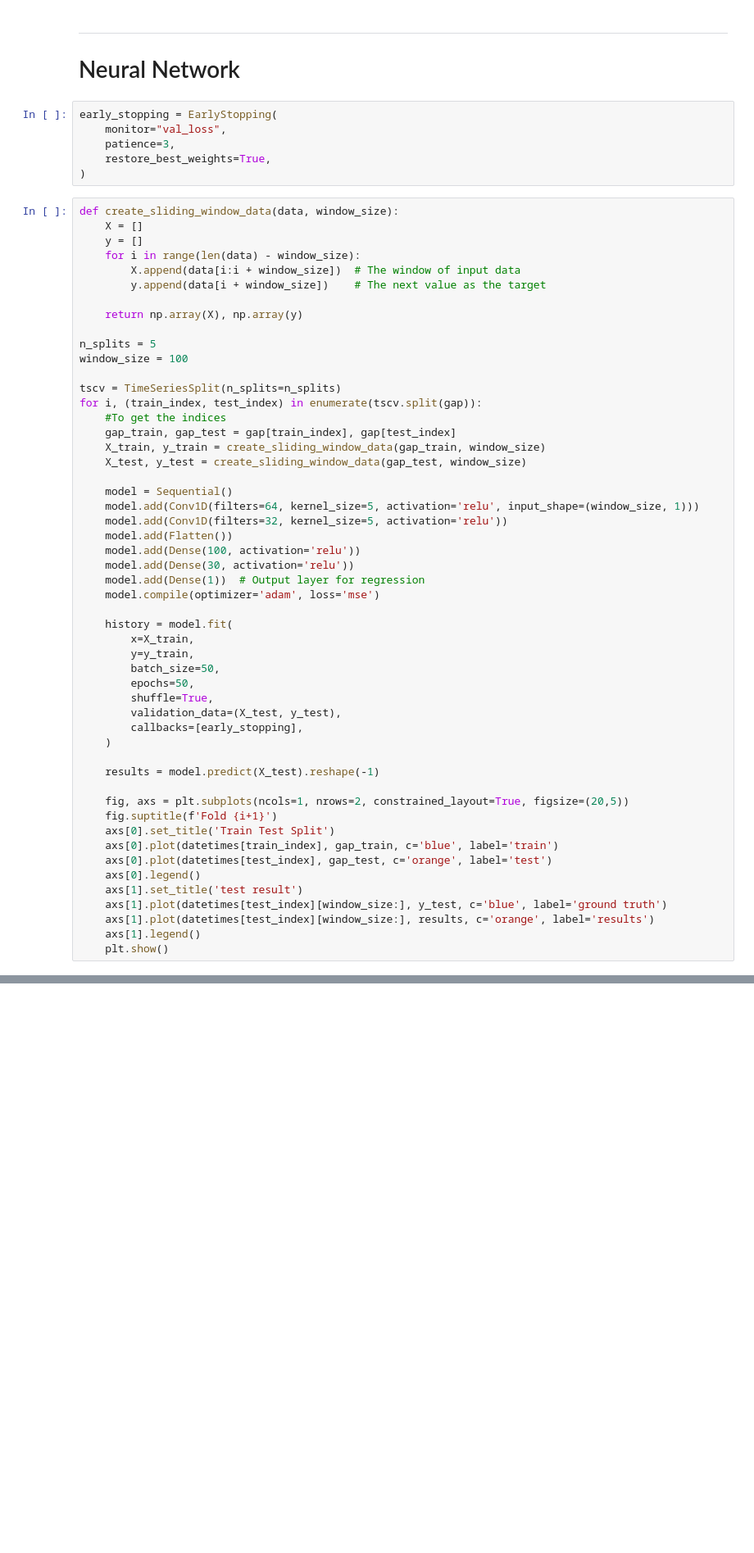
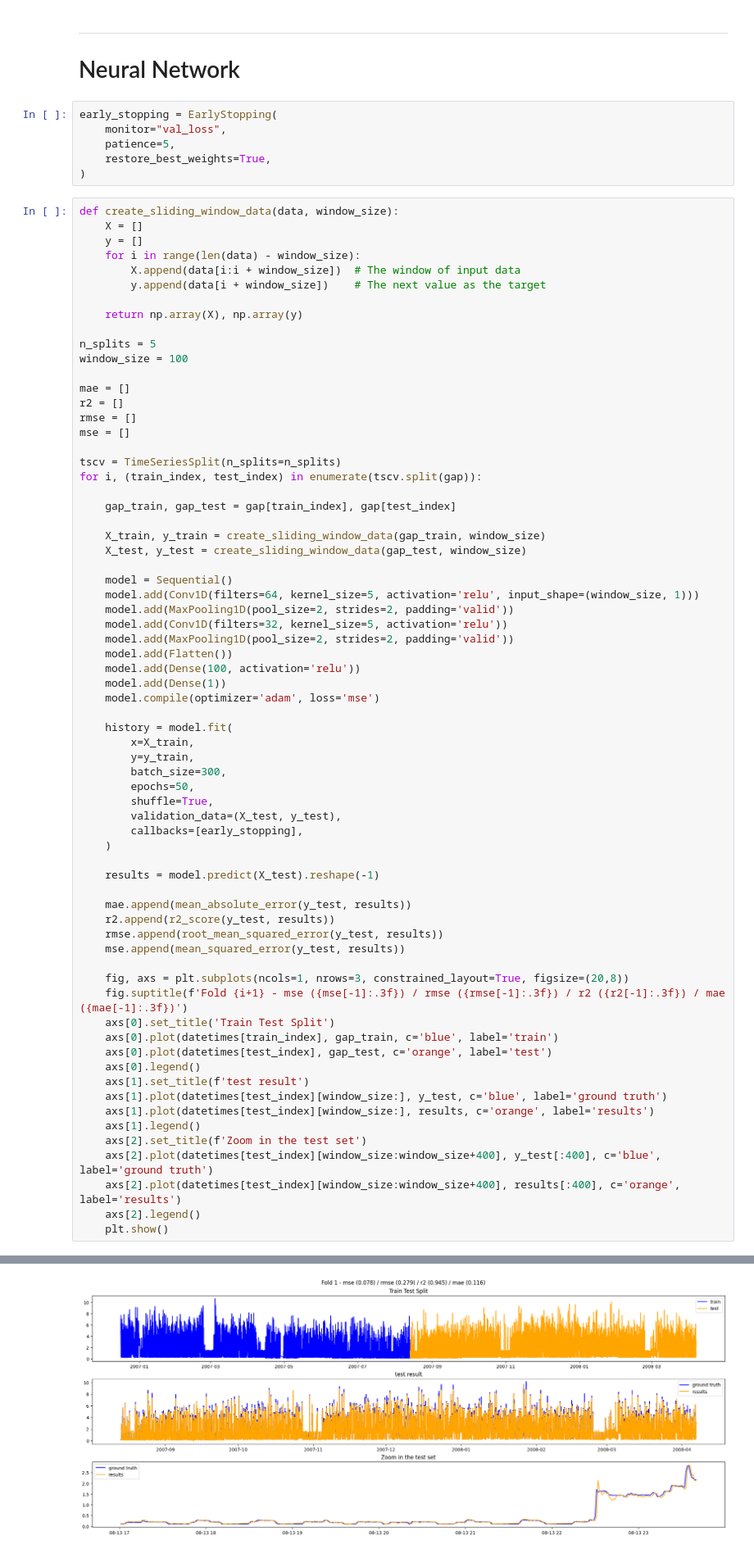
Before and after one commit to phdomingues/FEI-PhD_Masters-Subjects, a Jupyter notebook: NeuralNetworks/Atv06-CNN1D_Forecasting/Atv06.ipynb, the cells around one changed output, grey strips where cells are left out. Shown at 82% size. Saved outputs shown, nothing was run; the diff lists cells and outputs as text; blank space fills up the shorter version.

```diff
--- a/NeuralNetworks/Atv06-CNN1D_Forecasting/Atv06.ipynb
+++ b/NeuralNetworks/Atv06-CNN1D_Forecasting/Atv06.ipynb
@@ -53,7 +101,7 @@ ax.plot(gap[:500])
 # %%
 early_stopping = EarlyStopping(
     monitor="val_loss",
-    patience=3,
+    patience=5,
     restore_best_weights=True,
 )
 # %%
@@ -69,26 +117,33 @@ def create_sliding_window_data(data, window_size):
 n_splits = 5
 window_size = 100
 
+mae = []
+r2 = []
+rmse = []
+mse = []
+
 tscv = TimeSeriesSplit(n_splits=n_splits)
 for i, (train_index, test_index) in enumerate(tscv.split(gap)):
-    #To get the indices
+
     gap_train, gap_test = gap[train_index], gap[test_index]
+
     X_train, y_train = create_sliding_window_data(gap_train, window_size)
     X_test, y_test = create_sliding_window_data(gap_test, window_size)
 
     model = Sequential()
     model.add(Conv1D(filters=64, kernel_size=5, activation='relu', input_shape=(window_size, 1)))
+    model.add(MaxPooling1D(pool_size=2, strides=2, padding='valid'))
     model.add(Conv1D(filters=32, kernel_size=5, activation='relu'))
+    model.add(MaxPooling1D(pool_size=2, strides=2, padding='valid'))
     model.add(Flatten())
     model.add(Dense(100, activation='relu'))
-    model.add(Dense(30, activation='relu'))
-    model.add(Dense(1))  # Output layer for regression
+    model.add(Dense(1))
     model.compile(optimizer='adam', loss='mse')
 
     history = model.fit(
         x=X_train,
         y=y_train,
-        batch_size=50,
+        batch_size=300,
         epochs=50,
         shuffle=True,
         validation_data=(X_test, y_test),
@@ -97,14 +152,24 @@ for i, (train_index, test_index) in enumerate(tscv.split(gap)):
 
     results = model.predict(X_test).reshape(-1)
 
-    fig, axs = plt.subplots(ncols=1, nrows=2, constrained_layout=True, figsize=(20,5))
-    fig.suptitle(f'Fold {i+1}')
+    mae.append(mean_absolute_error(y_test, results))
+    r2.append(r2_score(y_test, results))
+    rmse.append(root_mean_squared_error(y_test, results))
+    mse.append(mean_squared_error(y_test, results))
+
+    fig, axs = plt.subplots(ncols=1, nrows=3, constrained_layout=True, figsize=(20,8))
+    fig.suptitle(f'Fold {i+1} - mse ({mse[-1]:.3f}) / rmse ({rmse[-1]:.3f}) / r2 ({r2[-1]:.3f}) / mae ({mae[-1]:.3f})')
     axs[0].set_title('Train Test Split')
     axs[0].plot(datetimes[train_index], gap_train, c='blue', label='train')
     axs[0].plot(datetimes[test_index], gap_test, c='orange', label='test')
     axs[0].legend()
-    axs[1].set_title('test result')
+    axs[1].set_title(f'test result')
     axs[1].plot(datetimes[test_index][window_size:], y_test, c='blue', label='ground truth')
     axs[1].plot(datetimes[test_index][window_size:], results, c='orange', label='results')
     axs[1].legend()
+    axs[2].set_title(f'Zoom in the test set')
+    axs[2].plot(datetimes[test_index][window_size:window_size+400], y_test[:400], c='blue', label='ground truth')
+    axs[2].plot(datetimes[test_index][window_size:window_size+400], results[:400], c='orange', label='results')
+    axs[2].legend()
     plt.show()
+# %% [output]
@@ -110,0 +193 @@ for i, (train_index, test_index) in enumerate(tscv.split(gap)):
+[figure, added]
```
Also changed, not shown: parts of 10 cells of this notebook.
